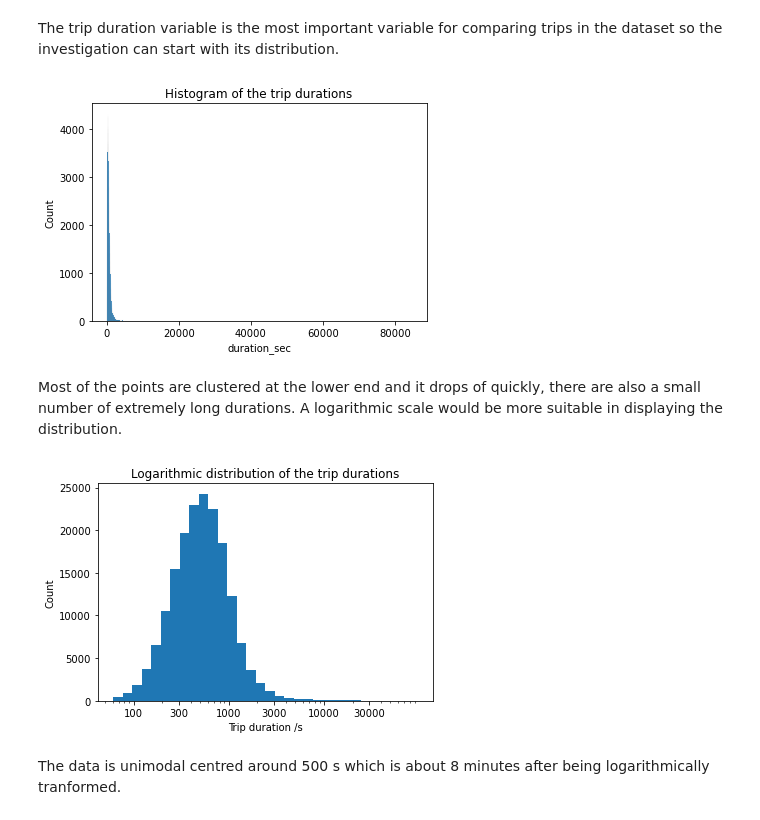
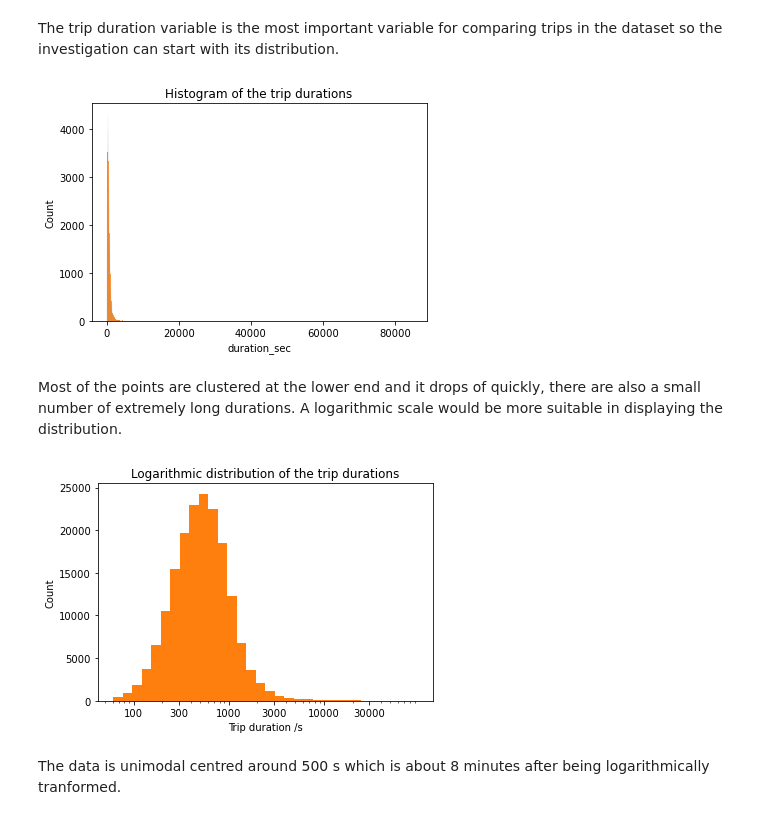
Before and after one commit to LukeConfait/udacity_data_analysis_projects, a Jupyter notebook: project_3/Part_I_exploration_template.ipynb, the cells around one changed output. Saved outputs shown, nothing was run; the diff lists cells and outputs as text; code cells hidden in the pictures.

```diff
--- a/project_3/Part_I_exploration_template.ipynb
+++ b/project_3/Part_I_exploration_template.ipynb
@@ -162,7 +162,7 @@ Name: end_time, dtype: object
 # %% [markdown]
 It would be useful to have a **'start_day_of_week'** feature for analysis.
 # %%
-bike_data_copy['start_day_of_week'] = pd.to_datetime(bike_data_copy['start_date']).dt.weekday
+bike_data_copy['start_day_of_week'] = pd.to_datetime(bike_data_copy['start_date']).dt.day_name()
 # %% [markdown]
 It would interesting to see if the trips were between 2 different station or if the trip ended at the same place.
 # %%
@@ -287,30 +278,33 @@ and prepare yourself to look at relationships between variables.
 
 
 >**Rubric Tip**: Use the "Question-Visualization-Observations" framework  throughout the exploration. This framework involves **asking a question from the data, creating a visualization to find answers, and then recording observations after each visualisation.**
+# %%
+#Set a base color for plots to use
+base_color = sb.color_palette()[1]
 # %% [markdown]
 The trip duration variable is the most important variable for comparing trips in the dataset so the investigation can start with its distribution.
 # %%
-sb.histplot(data=bike_data_analysis, x='duration_sec');
+sb.histplot(data=bike_data_analysis, x='duration_sec',color=base_color);
 plt.title('Histogram of the trip durations');
 # %% [output]
-[figure, old version]
+[figure, new version]
 # %% [markdown]
 Most of the points are clustered at the lower end and it drops of quickly, there are also a small number of extremely long durations. A logarithmic scale would be more suitable in displaying the distribution.
 # %%
 min_duration = bike_data_analysis['duration_sec'].min()
 max_duration = bike_data_analysis['duration_sec'].max()
 
 ticks = [100, 300, 1000, 3000, 10000, 30000]
 
 bins = 10 ** np.arange(np.log10(min_duration),np.log10(max_duration)+0.1,0.1)
-plt.hist(data=bike_data_copy,x='duration_sec',bins=bins);
+plt.hist(data=bike_data_copy,x='duration_sec',bins=bins,color=base_color);
 plt.xscale('log')
 plt.xticks(ticks,ticks)
 plt.xlabel('Trip duration /s')
 plt.ylabel('Count')
 plt.title('Logarithmic distribution of the trip durations');
 # %% [output]
-[figure, old version]
+[figure, new version]
 # %% [markdown]
 The data is unimodal centred around 500 s which is about 8 minutes after being logarithmically tranformed.
 # %% [markdown]
```
Also changed, not shown: parts of 8 cells of this notebook, 1 other file.
